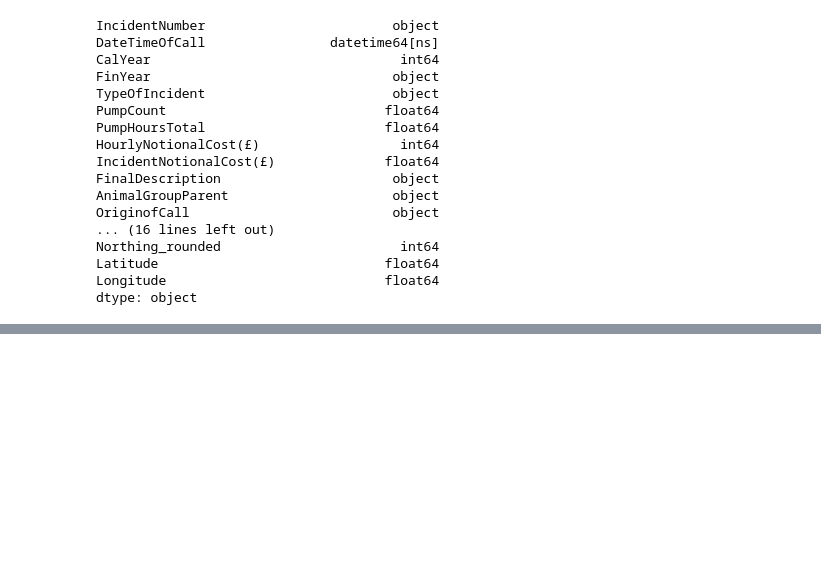
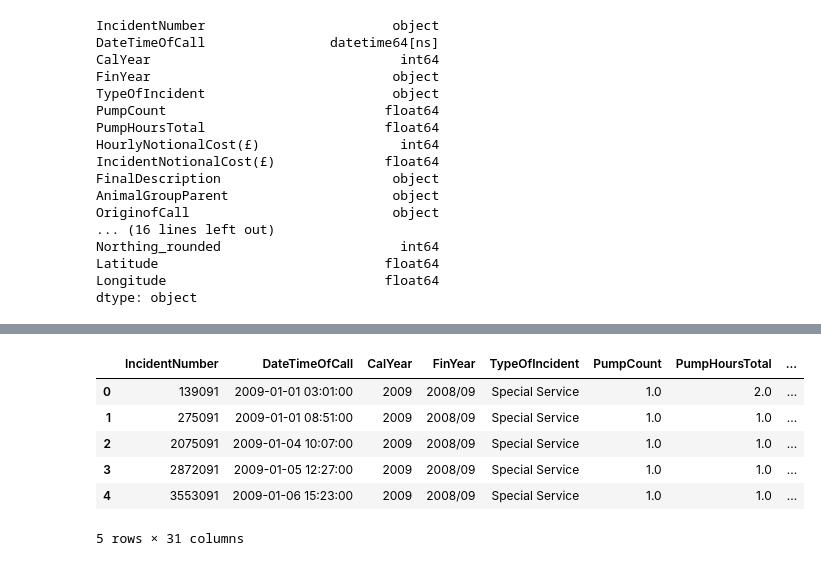
Before and after one commit to lkeegan/jupyter-data-exploration-live, a Jupyter notebook: part3.ipynb, the cells around one changed output, grey strips where cells are left out. Cells and saved outputs as stored; diff of their text form; code cells hidden in the pictures; blank space fills up the shorter version.

```diff
--- a/part3.ipynb
+++ b/part3.ipynb
@@ -29,0 +50,10 @@ dtype: object
+# %%
+df.head()
+# %% [output]
+|  | IncidentNumber | DateTimeOfCall | CalYear | FinYear | TypeOfIncident | PumpCount | PumpHoursTotal | ... |
+| 0 | 139091 | 2009-01-01 03:01:00 | 2009 | 2008/09 | Special Service | 1.0 | 2.0 | ... |
+| 1 | 275091 | 2009-01-01 08:51:00 | 2009 | 2008/09 | Special Service | 1.0 | 1.0 | ... |
+| 2 | 2075091 | 2009-01-04 10:07:00 | 2009 | 2008/09 | Special Service | 1.0 | 1.0 | ... |
+| 3 | 2872091 | 2009-01-05 12:27:00 | 2009 | 2008/09 | Special Service | 1.0 | 1.0 | ... |
+| 4 | 3553091 | 2009-01-06 15:23:00 | 2009 | 2008/09 | Special Service | 1.0 | 1.0 | ... |
+5 rows × 31 columns
```
Also changed, not shown: parts of 2 cells of this notebook.
